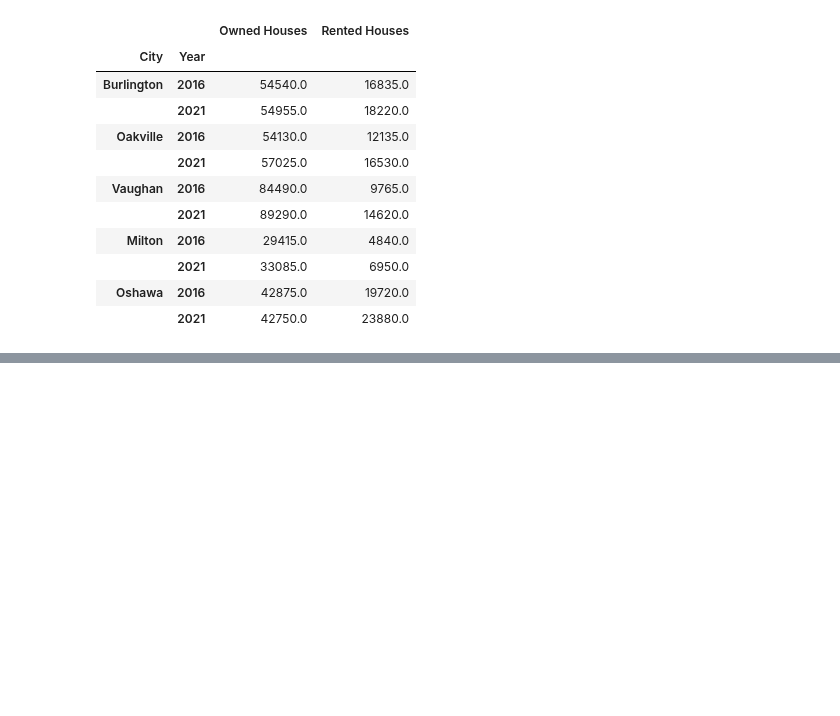
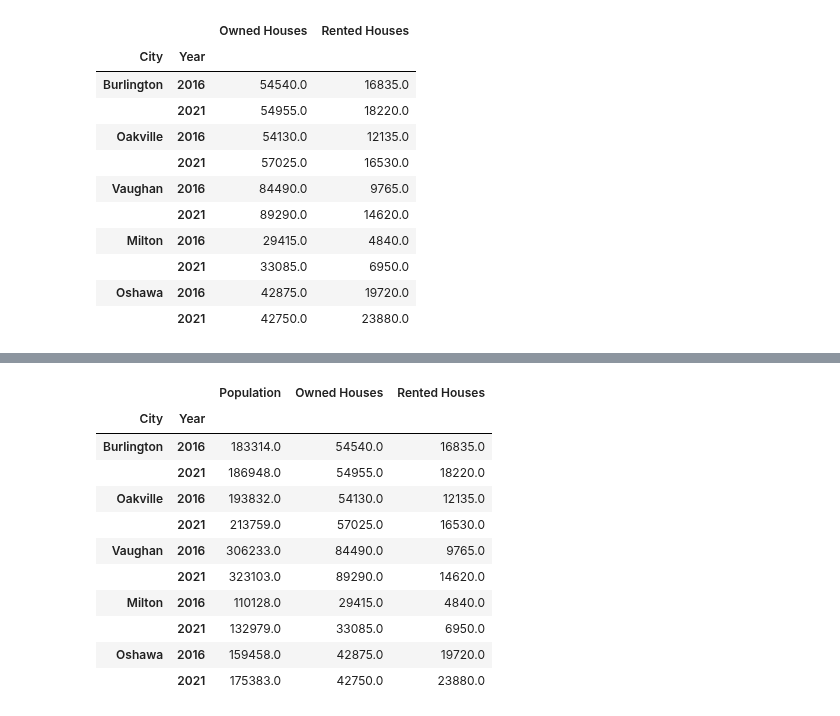
Before and after one commit to MaisieDeGraaf/oakville-housing-analysis, a Jupyter notebook: Main_Cities_Analysis.ipynb, the cells around one changed output, grey strips where cells are left out. Saved outputs shown, nothing was run; the diff lists cells and outputs as text; code cells hidden in the pictures; blank space fills up the shorter version.

```diff
--- a/Main_Cities_Analysis.ipynb
+++ b/Main_Cities_Analysis.ipynb
@@ -158,0 +141,18 @@ plt.scatter(x_axis,y_axis)
+# %%
+#Try to calculate the %change of owned and rented houses. the %change in the population and find a correlation
+#between the two sets and compare which one has a bigger correlation.
+rented_vs_owned = all_cities_df[["Population","Owned Houses","Rented Houses"]]
+rented_vs_owned
+# %% [output]
+|  |  | Population | Owned Houses | Rented Houses |
+| City | Year |  |  |  |
+| Burlington | 2016 | 183314.0 | 54540.0 | 16835.0 |
+|  | 2021 | 186948.0 | 54955.0 | 18220.0 |
+| Oakville | 2016 | 193832.0 | 54130.0 | 12135.0 |
+|  | 2021 | 213759.0 | 57025.0 | 16530.0 |
+| Vaughan | 2016 | 306233.0 | 84490.0 | 9765.0 |
+|  | 2021 | 323103.0 | 89290.0 | 14620.0 |
+| Milton | 2016 | 110128.0 | 29415.0 | 4840.0 |
+|  | 2021 | 132979.0 | 33085.0 | 6950.0 |
+| Oshawa | 2016 | 159458.0 | 42875.0 | 19720.0 |
+|  | 2021 | 175383.0 | 42750.0 | 23880.0 |
```
Also changed, not shown: parts of 10 cells of this notebook.
